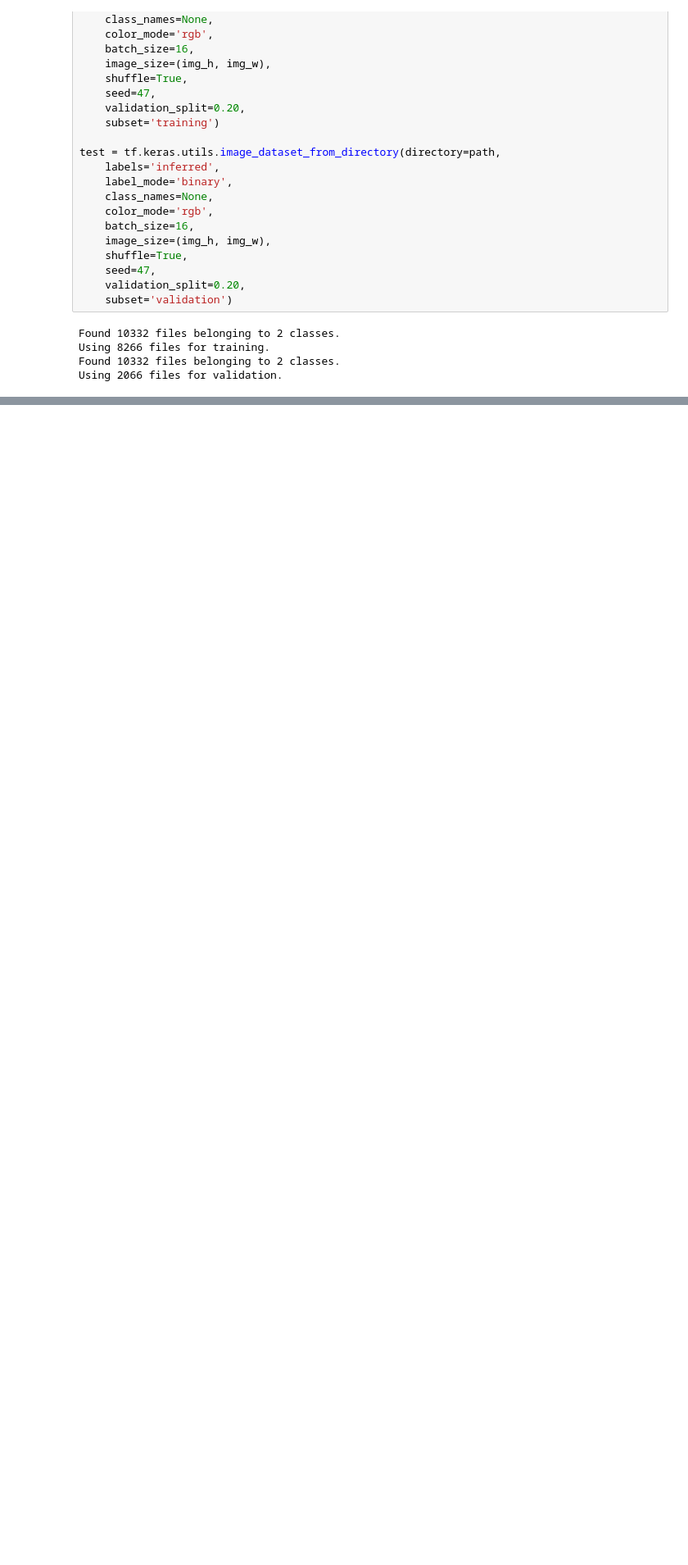
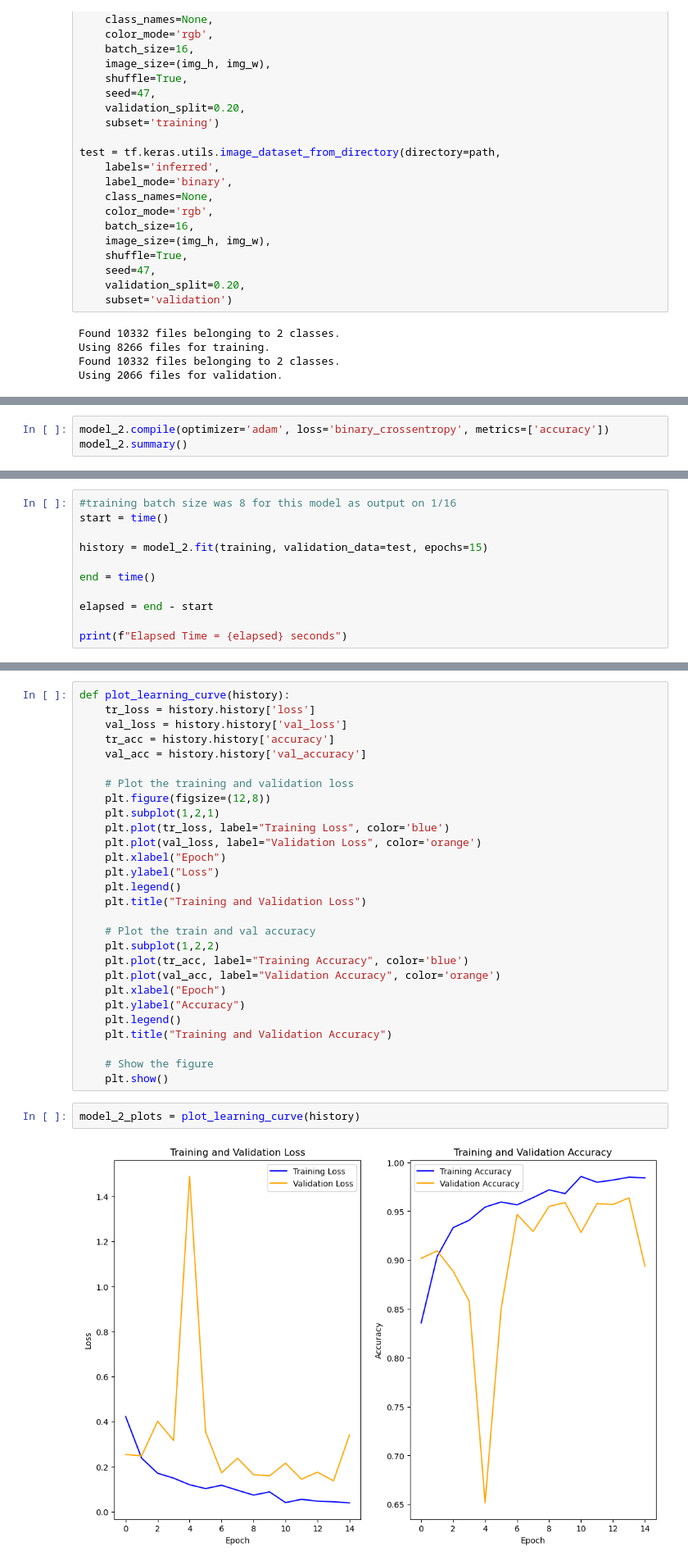
Before and after one commit to ehardwick2/Satellite_Image_Classification, a Jupyter notebook: data_preparation.ipynb, the cells around one changed output, grey strips where cells are left out. Shown at 82% size. Drawn from its saved outputs; the diff is of its cells as text; blank space fills up the shorter version.

Commit message:
first few models
achieving ~95% accuracy with 2 conv and 1 fully connected layer. Runs ~1min/epoch on CPU with batch size=16.

```diff
--- a/data_preparation.ipynb
+++ b/data_preparation.ipynb
@@ -70,0 +132,3 @@ ValueError: This model has not yet been built. Build the model first by calling
+# %%
+model_2.compile(optimizer='adam', loss='binary_crossentropy', metrics=['accuracy'])
+model_2.summary()
@@ -70,0 +153,11 @@ ValueError: This model has not yet been built. Build the model first by calling
+# %%
+#training batch size was 8 for this model as output on 1/16
+start = time()
+
+history = model_2.fit(training, validation_data=test, epochs=15)
+
+end = time()
+
+elapsed = end - start
+
+print(f"Elapsed Time = {elapsed} seconds")
@@ -70,0 +184,32 @@ ValueError: This model has not yet been built. Build the model first by calling
+# %%
+def plot_learning_curve(history):
+    tr_loss = history.history['loss']
+    val_loss = history.history['val_loss']
+    tr_acc = history.history['accuracy']
+    val_acc = history.history['val_accuracy']
+
+    # Plot the training and validation loss
+    plt.figure(figsize=(12,8))
+    plt.subplot(1,2,1)
+    plt.plot(tr_loss, label="Training Loss", color='blue')
+    plt.plot(val_loss, label="Validation Loss", color='orange')
+    plt.xlabel("Epoch")
+    plt.ylabel("Loss")
+    plt.legend()
+    plt.title("Training and Validation Loss")
+
+    # Plot the train and val accuracy
+    plt.subplot(1,2,2)
+    plt.plot(tr_acc, label="Training Accuracy", color='blue')
+    plt.plot(val_acc, label="Validation Accuracy", color='orange')
+    plt.xlabel("Epoch")
+    plt.ylabel("Accuracy")
+    plt.legend()
+    plt.title("Training and Validation Accuracy")
+
+    # Show the figure
+    plt.show()
+# %%
+model_2_plots = plot_learning_curve(history)
+# %% [output]
+[figure, added]
```
Also changed, not shown: parts of 27 cells of this notebook.
